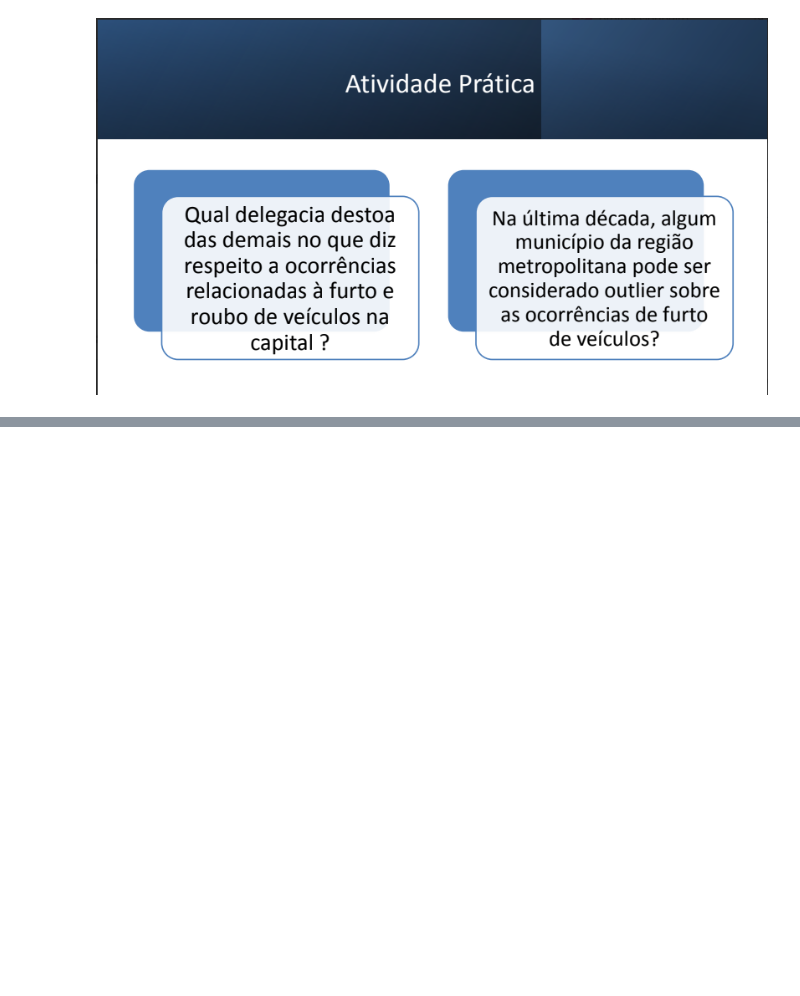
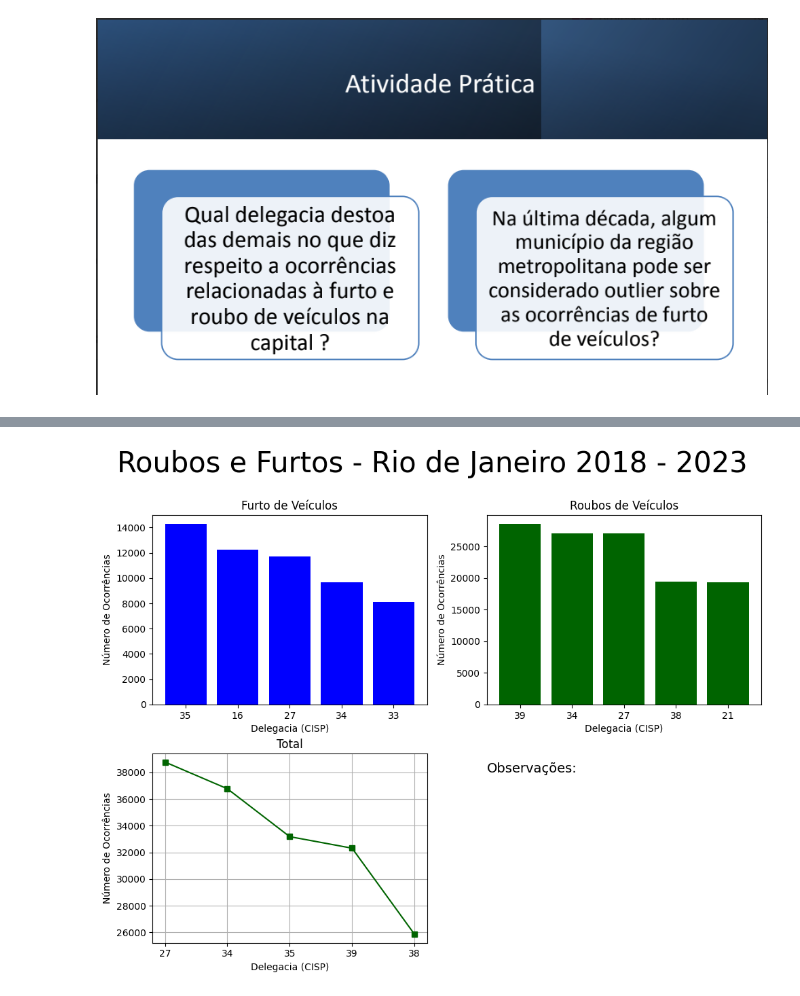
Before and after one commit to joao-vale414/RepoSenac, a Jupyter notebook: Ocorrência Delegaci.ipynb, the cells around one changed output, grey strips where cells are left out. Saved outputs shown, nothing was run; the diff lists cells and outputs as text; code cells hidden in the pictures; blank space fills up the shorter version.

```diff
--- a/AULAS ATÉ SETEMBRO/ATIVIDADE PRÁTICA 2.ipynb
+++ b/Ocorrência Delegaci.ipynb
@@ -29,0 +12,38 @@ dados_capital
+# %%
+ocorrencias_delegacia = dados_capital.groupby("cisp")[["furto_veiculos", "roubo_veiculo"]].sum()
+ocorrencias_delegacia["Total"] = ocorrencias_delegacia["furto_veiculos"] + ocorrencias_delegacia["roubo_veiculo"]
+# %%
+furtos = ocorrencias_delegacia.sort_values("furto_veiculos", ascending=False).head(5)
+roubos = ocorrencias_delegacia.sort_values("roubo_veiculo", ascending=False).head(5)
+total_rj = ocorrencias_delegacia.sort_values("Total", ascending=False).head(5)
+# %%
+fig , axs = plt.subplots(2,2,figsize=(10,8))
+
+# Gráfico Furtos de Veículos
+axs[0,0].bar(furtos.index.astype(str), furtos["furto_veiculos"], color="blue")
+axs[0,0].set_title("Furto de Veículos")
+axs[0,0].set_ylabel("Número de Ocorrências")
+axs[0,0].set_xlabel("Delegacia (CISP)")
+
+# Gráfico Roubo de Veículos
+axs[0,1].bar(roubos.index.astype(str), roubos["roubo_veiculo"], color="darkgreen")
+axs[0,1].set_title("Roubos de Veículos")
+axs[0,1].set_ylabel("Número de Ocorrências")
+axs[0,1].set_xlabel("Delegacia (CISP)")
+
+# Gráfico Total de Roubos e Furtos de Veículos
+axs[1,0].plot(total_rj.index.astype(str),total_rj["Total"], marker = "s",color="darkgreen")
+axs[1,0].set_title("Total")
+axs[1,0].set_ylabel("Número de Ocorrências")
+axs[1,0].set_xlabel("Delegacia (CISP)")
+axs[1,0].grid(True)
+
+axs[1,1].axis("off")
+axs[1,1].text(0, 0.9, "Observações:", fontsize=14)
+
+
+fig.tight_layout()
+fig.suptitle("Roubos e Furtos - Rio de Janeiro 2018 - 2023", fontsize=30)
+fig.subplots_adjust(top=0.86)
+# %% [output]
+[figure, added]
```
Also changed, not shown: parts of 2 cells of this notebook, 11 other files.
